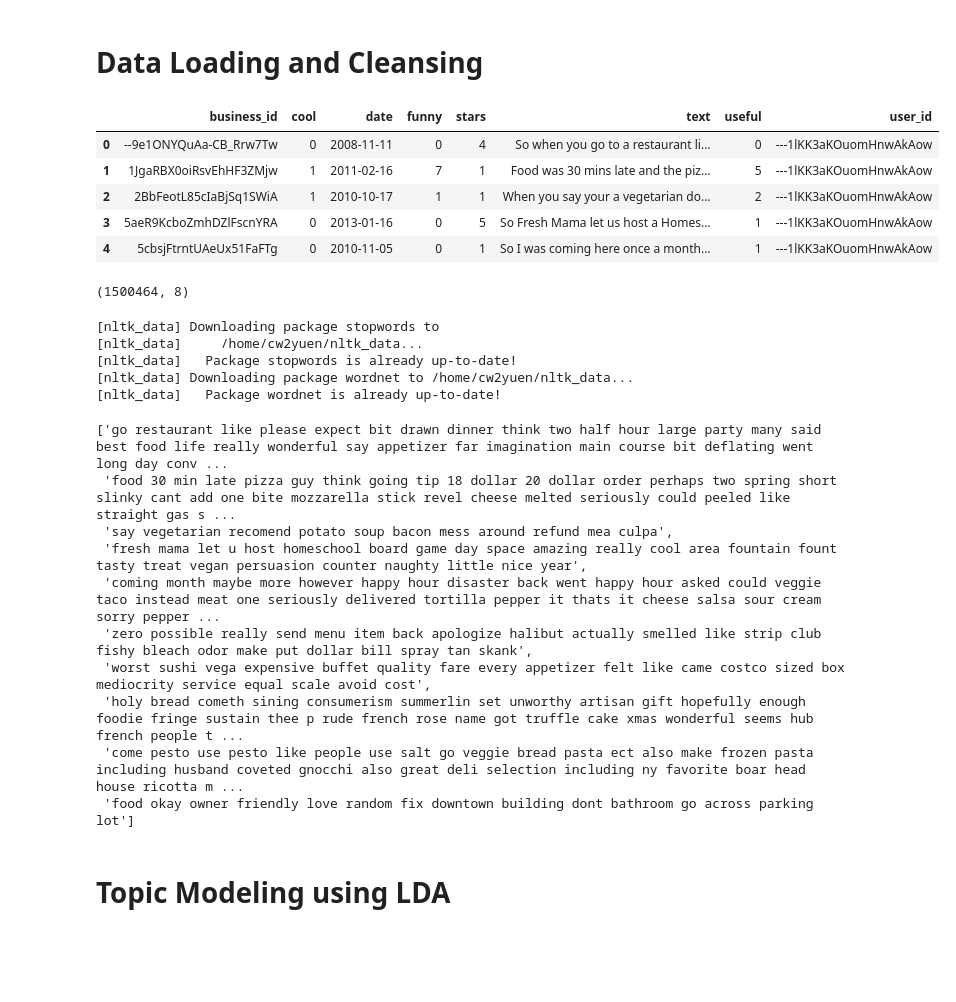
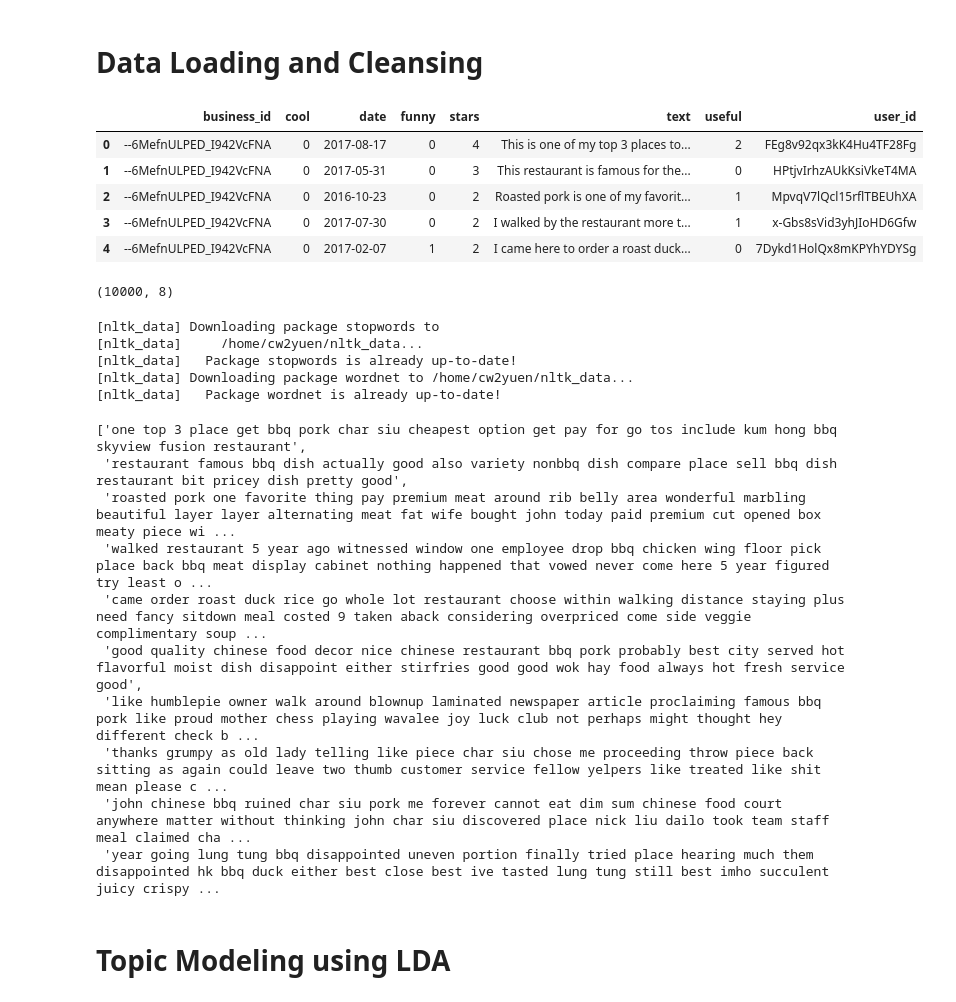
Before and after one commit to cw2yuenberkeley/w266-proj-aac, a Jupyter notebook: model/lda/LDA Model.ipynb, the cells around one changed output. Saved outputs shown, nothing was run; the diff lists cells and outputs as text; code cells hidden in the pictures; blank space fills up the shorter version.

Commit message:
Final checkin for LDA notebook

```diff
--- a/model/lda/LDA Model.ipynb
+++ b/model/lda/LDA Model.ipynb
@@ -25,19 +25,20 @@ env: JOBLIB_TEMP_FOLDER=/tmp
 # %% [markdown]
 # Data Loading and Cleansing
 # %%
-reviews_df = pd.read_json("../../dataset/restaurant_reviews_final_train.json", lines=True)
+#reviews_df = pd.read_json("../../dataset/restaurant_reviews_final_train.json", lines=True)
+reviews_df = pd.read_json("../../dataset/restaurant_reviews_10k.json", lines=True)
 reviews_df.head()
 # %% [output]
 |  | business_id | cool | date | funny | stars | text | useful | user_id |
-| 0 | --9e1ONYQuAa-CB_Rrw7Tw | 0 | 2008-11-11 | 0 | 4 | So when you go to a restaurant li... | 0 | ---1lKK3aKOuomHnwAkAow |
-| 1 | 1JgaRBX0oiRsvEhHF3ZMjw | 1 | 2011-02-16 | 7 | 1 | Food was 30 mins late and the piz... | 5 | ---1lKK3aKOuomHnwAkAow |
-| 2 | 2BbFeotL85cIaBjSq1SWiA | 1 | 2010-10-17 | 1 | 1 | When you say your a vegetarian do... | 2 | ---1lKK3aKOuomHnwAkAow |
-| 3 | 5aeR9KcboZmhDZlFscnYRA | 0 | 2013-01-16 | 0 | 5 | So Fresh Mama let us host a Homes... | 1 | ---1lKK3aKOuomHnwAkAow |
-| 4 | 5cbsjFtrntUAeUx51FaFTg | 0 | 2010-11-05 | 0 | 1 | So I was coming here once a month... | 1 | ---1lKK3aKOuomHnwAkAow |
+| 0 | --6MefnULPED_I942VcFNA | 0 | 2017-08-17 | 0 | 4 | This is one of my top 3 places to... | 2 | FEg8v92qx3kK4Hu4TF28Fg |
+| 1 | --6MefnULPED_I942VcFNA | 0 | 2017-05-31 | 0 | 3 | This restaurant is famous for the... | 0 | HPtjvIrhzAUkKsiVkeT4MA |
+| 2 | --6MefnULPED_I942VcFNA | 0 | 2016-10-23 | 0 | 2 | Roasted pork is one of my favorit... | 1 | MpvqV7lQcl15rflTBEUhXA |
+| 3 | --6MefnULPED_I942VcFNA | 0 | 2017-07-30 | 0 | 2 | I walked by the restaurant more t... | 1 | x-Gbs8sVid3yhJIoHD6Gfw |
+| 4 | --6MefnULPED_I942VcFNA | 0 | 2017-02-07 | 1 | 2 | I came here to order a roast duck... | 0 | 7Dykd1HolQx8mKPYhYDYSg |
 # %%
 print(reviews_df.shape)
 # %% [output]
-(1500464, 8)
+(10000, 8)
 # %%
 # RUN THIS IF YOU DON'T HAVE IT SAVED ALREADY
 # Cleaning and pre-processing
@@ -66,16 +67,16 @@ doc_clean = [clean(doc) for doc in reviews_df.text]
 # %%
 doc_clean[0:10]
 # %% [output]
-['go restaurant like please expect bit drawn dinner think two half hour large party many said best food life really wonderful say appetizer far imagination main course bit deflating went long day conv ...
- 'food 30 min late pizza guy think going tip 18 dollar 20 dollar order perhaps two spring short slinky cant add one bite mozzarella stick revel cheese melted seriously could peeled like straight gas s ...
- 'say vegetarian recomend potato soup bacon mess around refund mea culpa',
- 'fresh mama let u host homeschool board game day space amazing really cool area fountain fount tasty treat vegan persuasion counter naughty little nice year',
- 'coming month maybe more however happy hour disaster back went happy hour asked could veggie taco instead meat one seriously delivered tortilla pepper it thats it cheese salsa sour cream sorry pepper ...
- 'zero possible really send menu item back apologize halibut actually smelled like strip club fishy bleach odor make put dollar bill spray tan skank',
- 'worst sushi vega expensive buffet quality fare every appetizer felt like came costco sized box mediocrity service equal scale avoid cost',
- 'holy bread cometh sining consumerism summerlin set unworthy artisan gift hopefully enough foodie fringe sustain thee p rude french rose name got truffle cake xmas wonderful seems hub french people t ...
- 'come pesto use pesto like people use salt go veggie bread pasta ect also make frozen pasta including husband coveted gnocchi also great deli selection including ny favorite boar head house ricotta m ...
- 'food okay owner friendly love random fix downtown building dont bathroom go across parking lot']
+['one top 3 place get bbq pork char siu cheapest option get pay for go tos include kum hong bbq skyview fusion restaurant',
+ 'restaurant famous bbq dish actually good also variety nonbbq dish compare place sell bbq dish restaurant bit pricey dish pretty good',
+ 'roasted pork one favorite thing pay premium meat around rib belly area wonderful marbling beautiful layer layer alternating meat fat wife bought john today paid premium cut opened box meaty piece wi ...
+ 'walked restaurant 5 year ago witnessed window one employee drop bbq chicken wing floor pick place back bbq meat display cabinet nothing happened that vowed never come here 5 year figured try least o ...
+ 'came order roast duck rice go whole lot restaurant choose within walking distance staying plus need fancy sitdown meal costed 9 taken aback considering overpriced come side veggie complimentary soup ...
+ 'good quality chinese food decor nice chinese restaurant bbq pork probably best city served hot flavorful moist dish disappoint either stirfries good good wok hay food always hot fresh service good',
+ 'like humblepie owner walk around blownup laminated newspaper article proclaiming famous bbq pork like proud mother chess playing wavalee joy luck club not perhaps might thought hey different check b ...
+ 'thanks grumpy as old lady telling like piece char siu chose me proceeding throw piece back sitting as again could leave two thumb customer service fellow yelpers like treated like shit mean please c ...
+ 'john chinese bbq ruined char siu pork me forever cannot eat dim sum chinese food court anywhere matter without thinking john char siu discovered place nick liu dailo took team staff meal claimed cha ...
+ 'year going lung tung bbq disappointed uneven portion finally tried place hearing much them disappointed hk bbq duck either best close best ive tasted lung tung still best imho succulent juicy crispy ...
 # %% [markdown]
 # Topic Modeling using LDA
 # %%
```
Also changed, not shown: parts of 7 cells of this notebook.
